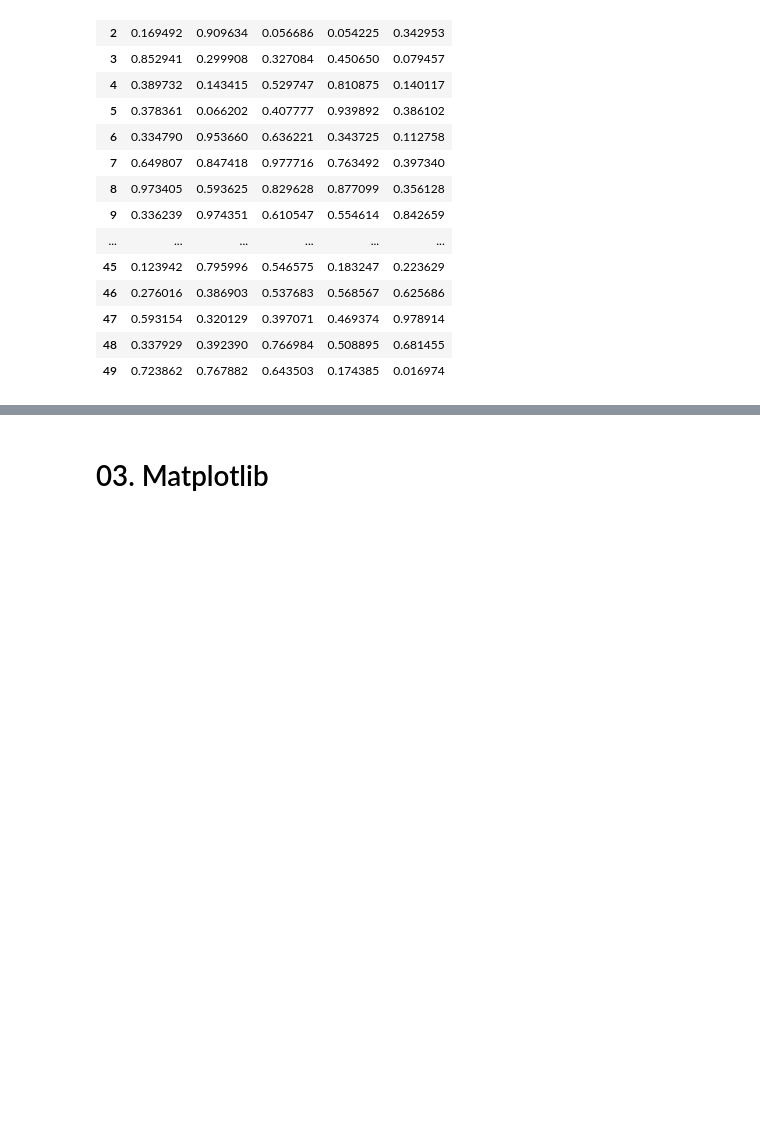
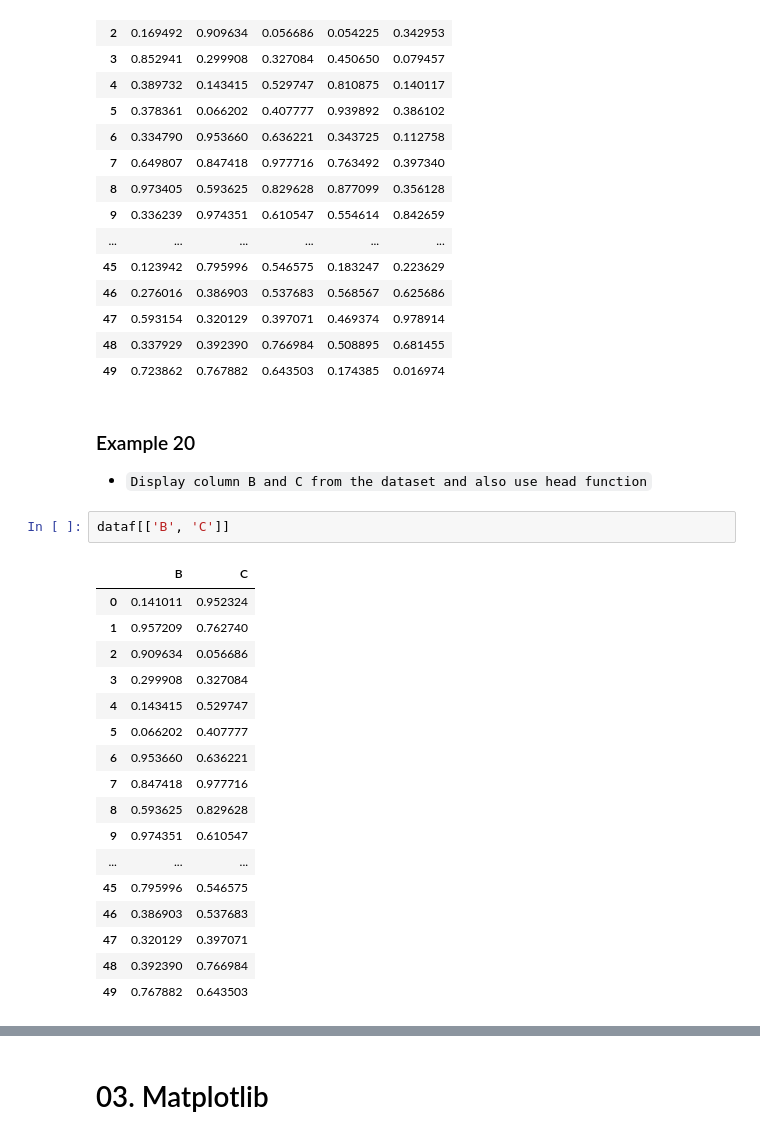
Before and after one commit to ZiaUrRehman-bit/Python-Course-For-Biginners, a Jupyter notebook: 02 Numpy Pandas Matplotlib.ipynb, the cells around one changed output, grey strips where cells are left out. Drawn from its saved outputs; the diff is of its cells as text; blank space fills up the shorter version.

```diff
--- a/02 Numpy Pandas Matplotlib.ipynb
+++ b/02 Numpy Pandas Matplotlib.ipynb
@@ -1016,3 +1016,26 @@ dataf
 | 47 | 0.593154 | 0.320129 | 0.397071 | 0.469374 | 0.978914 |
 | 48 | 0.337929 | 0.392390 | 0.766984 | 0.508895 | 0.681455 |
 | 49 | 0.723862 | 0.767882 | 0.643503 | 0.174385 | 0.016974 |
+# %% [markdown]
+### Example 20
+- `Display column B and C from the dataset and also use head function`
+# %%
+dataf[['B', 'C']]
+# %% [output]
+|  | B | C |
+| 0 | 0.141011 | 0.952324 |
+| 1 | 0.957209 | 0.762740 |
+| 2 | 0.909634 | 0.056686 |
+| 3 | 0.299908 | 0.327084 |
+| 4 | 0.143415 | 0.529747 |
+| 5 | 0.066202 | 0.407777 |
+| 6 | 0.953660 | 0.636221 |
+| 7 | 0.847418 | 0.977716 |
+| 8 | 0.593625 | 0.829628 |
+| 9 | 0.974351 | 0.610547 |
+| ... | ... | ... |
+| 45 | 0.795996 | 0.546575 |
+| 46 | 0.386903 | 0.537683 |
+| 47 | 0.320129 | 0.397071 |
+| 48 | 0.392390 | 0.766984 |
+| 49 | 0.767882 | 0.643503 |
```
Also changed, not shown: parts of 7 cells of this notebook.
